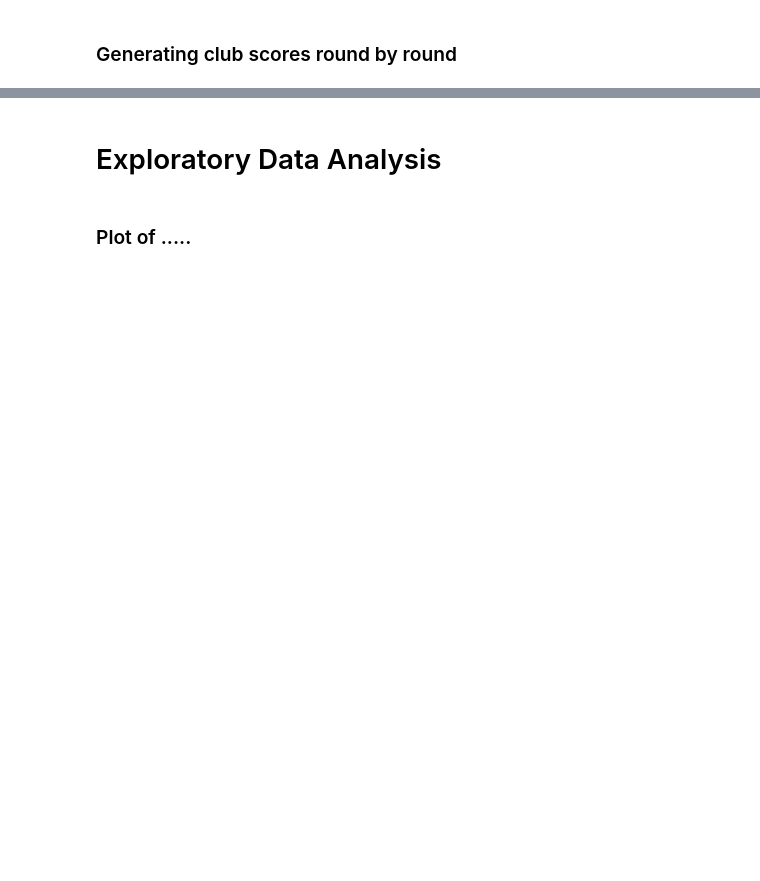
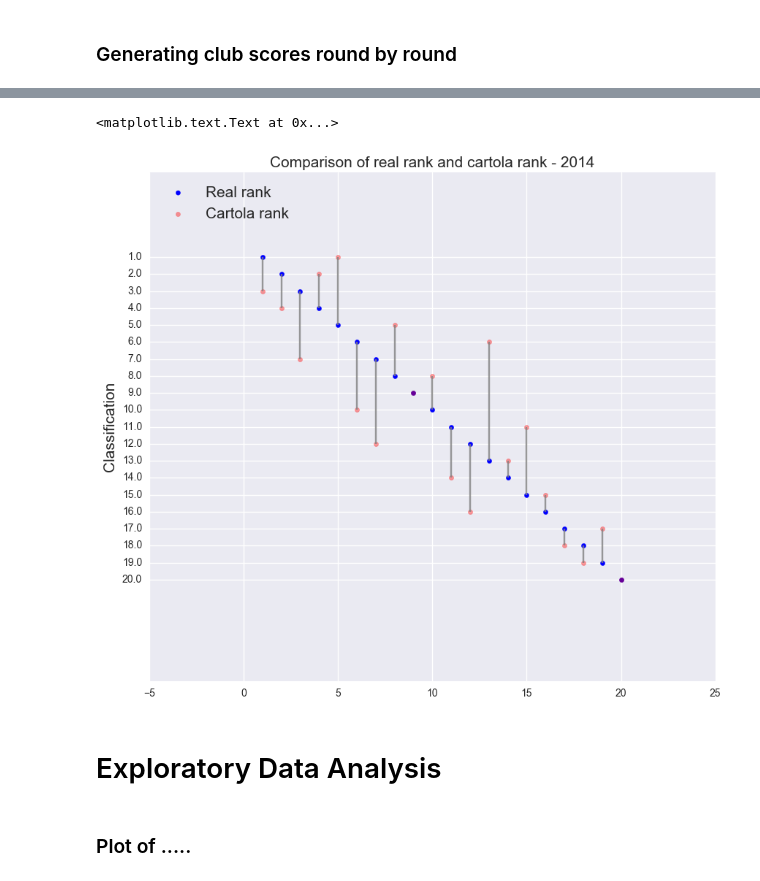
Before and after one commit to errearanhas/foundations_of_data_science, a Jupyter notebook: trabalho_foundations_ds.ipynb, the cells around one changed output, grey strips where cells are left out. Drawn from its saved outputs; the diff is of its cells as text; code cells hidden in the pictures; blank space fills up the shorter version.

```diff
--- a/trabalho_foundations_ds.ipynb
+++ b/trabalho_foundations_ds.ipynb
@@ -815,7 +1072,7 @@ tabela_unificada.head()
 # %%
 tabela_unificada.to_csv('tabela_unificada.csv', sep='\t')
 # %%
-#tabela_unificada = tabela_unificada.sort_values(by=['Ano','pts_cartola'], ascending=[True, False])
-#tabela_unificada['rank_cartola'] = np.where(tabela_unificada['Ano']==2014, [i+1 for i in range(0, len(tabela_unificada))], '')
-#tabela_unificada = tabela_unificada.sort_values(by=['Ano','pts_real'], ascending=[True, False])
+tabela_unificada = tabela_unificada.sort_values(by=['Ano','pts_cartola'], ascending=[True, False])
+tabela_unificada['rank_cartola'] = np.where(tabela_unificada['Ano']==2014, [i+1 for i in range(0, len(tabela_unificada))], '')
+tabela_unificada = tabela_unificada.sort_values(by=['Ano','pts_real'], ascending=[True, False])
 tabela_unificada.Abreviacao[tabela_unificada['Ano'] == 2014]
@@ -833,6 +1126,7 @@ export
 # libraries
 import pandas as pd
 import matplotlib.pyplot as plt
+import seaborn as sns
 
 # Create a dataframe
 value1=np.random.uniform(size=20)
@@ -840,38 +1134,43 @@ value2=value1+np.random.uniform(size=20)/4
 #df = pd.DataFrame({'group':list(map(chr, range(65, 85))), 'value1':value1 , 'value2':value2 })
 df = pd.DataFrame({'group':list(map(chr, range(65, 85))), 'rank':export['rank'] , 'rank_cartola':export['rank_cartola'] })
 
 # Reorder it following the values of the first value:
 ordered_df = df.sort_values(by='rank', ascending = False)
 my_range=range(1,len(df.index)+1)
 
-# The vertical plot is made using the hline function
-# I load the saeaborn library only to benefit the nice looking feature
-import seaborn as sns
-fig_size[0], fig_size[1] = 10, 9
+fig_size = [0,0]
+
 
 labels = tabela_unificada.Abreviacao[tabela_unificada['Ano'] == 2014]
 
 '''for label, x, y in zip(labels, export['rank'], export['rank_cartola']):
     plt.annotate(
         label,
         xy=(x, y),
         xytext=(-20, 20),
         textcoords='offset points', ha='left', va='top',
         bbox=dict(boxstyle='round,pad=0.5', fc='yellow', alpha=0.2),
         arrowprops=dict(arrowstyle = '->', connectionstyle='arc3,rad=0'))'''
 
+# The vertical plot is made using the Vline function
 plt.vlines(x=my_range, ymin=ordered_df['rank'], ymax=ordered_df['rank_cartola'], color='grey', alpha=0.8)
 plt.scatter( my_range, ordered_df['rank'], color='blue', alpha=1, label='Real rank')
 plt.scatter( my_range, ordered_df['rank_cartola'], color='red', alpha=0.4 , label='Cartola rank')
-plt.rcParams["figure.figsize"] = fig_size
+
+#fig_size[0], fig_size[1] = 10, 9
+#plt.rcParams["figure.figsize"] = fig_size
+
 plt.legend(loc=2, fontsize = 15)
 
 # Add title and axis names
 plt.yticks(my_range, ordered_df['rank'])
 #plt.xticks(my_range, ordered_df['rank'])
 plt.title("Comparison of real rank and cartola rank - 2014", loc='center', fontsize = 15)
 plt.ylabel('Classification', fontsize = 15)
 #plt.xlabel('Group')
+# %% [output]
+<matplotlib.text.Text at 0x...>
+[figure, added]
 # %% [markdown]
 # Exploratory Data Analysis
 # %% [markdown]
```
Also changed, not shown: parts of 52 cells of this notebook.
